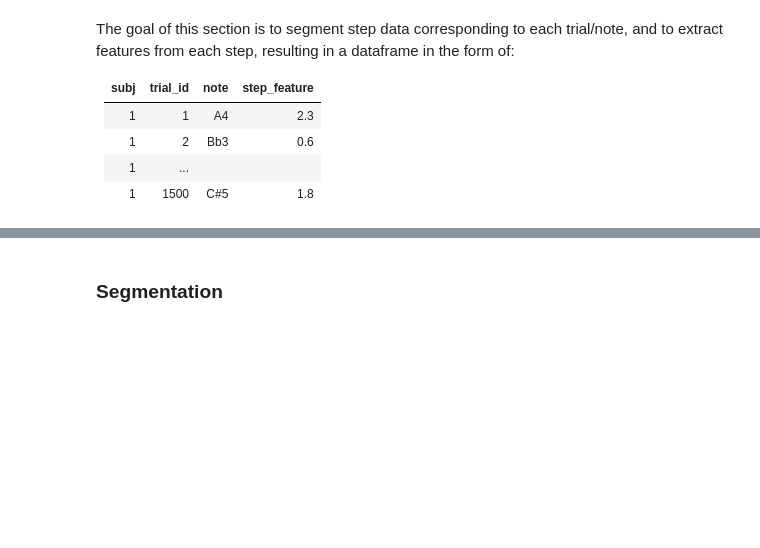
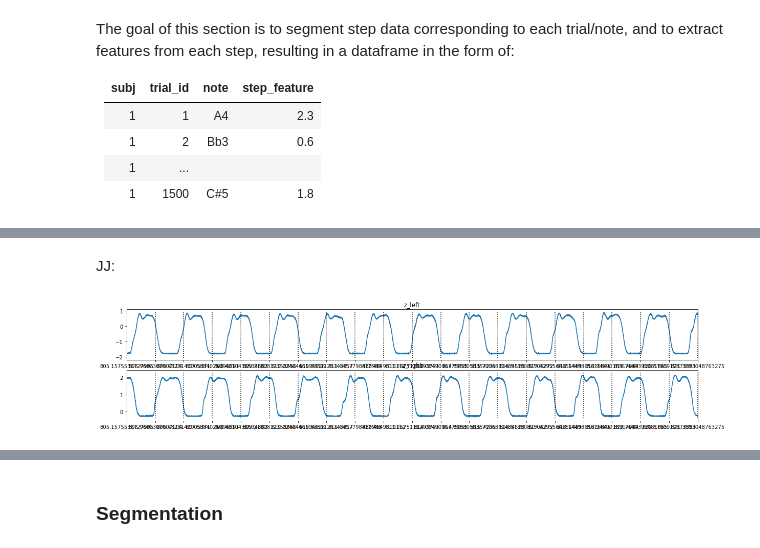
Before and after one commit to creamlab/treadmill, a Jupyter notebook: analysis/analysis.ipynb, the cells around one changed output, grey strips where cells are left out. Cells and saved outputs as stored; diff of their text form; code cells hidden in the pictures; blank space fills up the shorter version.

```diff
--- a/analysis/analysis.ipynb
+++ b/analysis/analysis.ipynb
@@ -45,3 +111,6 @@ The goal of this section is to segment step data corresponding to each trial/not
   </tr>
 </tbody>
 </table>
+# %%
+step_data_1 = step_data_1.apply(pd.to_numeric)
+step_data_2 = step_data_2.apply(pd.to_numeric)
@@ -47,0 +124,14 @@ The goal of this section is to segment step data corresponding to each trial/not
+# %% [markdown]
+JJ:
+# %%
+dims= ['z_left','z_right']
+fig = plt.figure(figsize=(20,2*len(dims)))
+for index, dim in enumerate(dims):
+    ax = fig.add_subplot(len(dims),1,index+1)
+    plt.plot(step_data_1['time']/1000,step_data_1[dim])
+    plt.title(dim)
+    for id,row in sound_data_1.iterrows():
+        plt.plot([row.time,row.time],[step_data_1[dim].min(),step_data_1[dim].max()],'k:')
+    plt.xlim([1000,1020])
+# %% [output]
+[figure, added]
```
Also changed, not shown: parts of 39 cells of this notebook.
